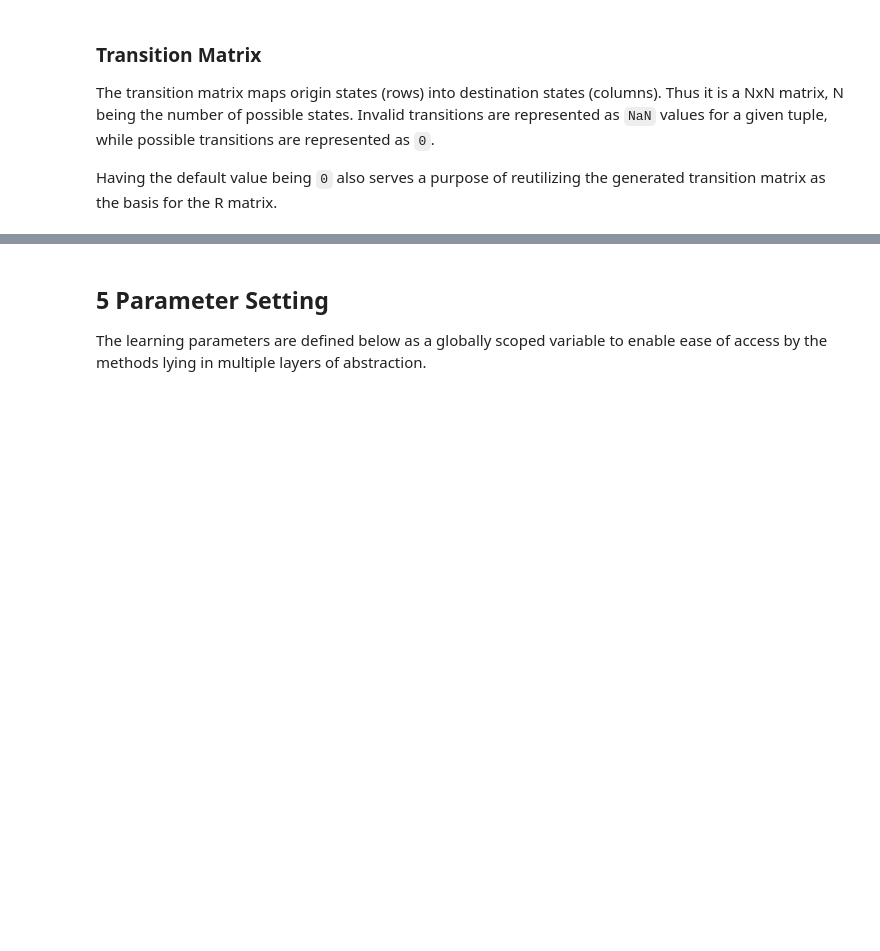
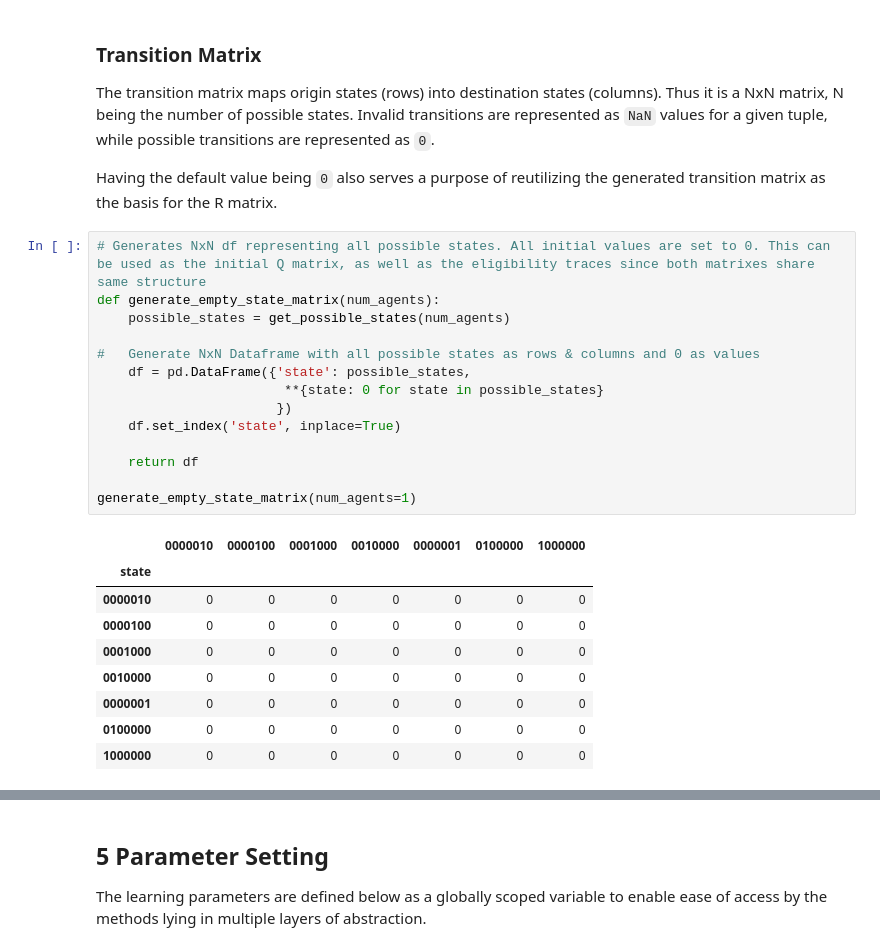
Before and after one commit to melloflavio/2019-SoftwareAgents-CW, a Jupyter notebook: Coursework.ipynb, the cells around one changed output, grey strips where cells are left out. Drawn from its saved outputs; the diff is of its cells as text; blank space fills up the shorter version.

```diff
--- a/Coursework.ipynb
+++ b/Coursework.ipynb
@@ -192,6 +192,30 @@ Available destinations from 1000000: ['0010000', '1000000']
 The transition matrix maps origin states (rows) into destination states (columns). Thus it is a NxN matrix, N being the number of possible states. Invalid transitions are represented as `NaN` values for a given tuple, while possible transitions are represented as `0`.
 
 Having the default value being `0` also serves a purpose of reutilizing the generated transition matrix as the basis for the R matrix.
+# %%
+# Generates NxN df representing all possible states. All initial values are set to 0. This can be used as the initial Q matrix, as well as the eligibility traces since both matrixes share same structure
+def generate_empty_state_matrix(num_agents):
+    possible_states = get_possible_states(num_agents)
+
+#   Generate NxN Dataframe with all possible states as rows & columns and 0 as values
+    df = pd.DataFrame({'state': possible_states,
+                        **{state: 0 for state in possible_states}
+                       })
+    df.set_index('state', inplace=True)
+
+    return df
+
+generate_empty_state_matrix(num_agents=1)
+# %% [output]
+|  | 0000010 | 0000100 | 0001000 | 0010000 | 0000001 | 0100000 | 1000000 |
+| state |  |  |  |  |  |  |  |
+| 0000010 | 0 | 0 | 0 | 0 | 0 | 0 | 0 |
+| 0000100 | 0 | 0 | 0 | 0 | 0 | 0 | 0 |
+| 0001000 | 0 | 0 | 0 | 0 | 0 | 0 | 0 |
+| 0010000 | 0 | 0 | 0 | 0 | 0 | 0 | 0 |
+| 0000001 | 0 | 0 | 0 | 0 | 0 | 0 | 0 |
+| 0100000 | 0 | 0 | 0 | 0 | 0 | 0 | 0 |
+| 1000000 | 0 | 0 | 0 | 0 | 0 | 0 | 0 |
 # %%
 def generate_transition_matrix(agent_id, num_agents):
     if (agent_id > num_agents):
```
Also changed, not shown: parts of 61 cells of this notebook.
